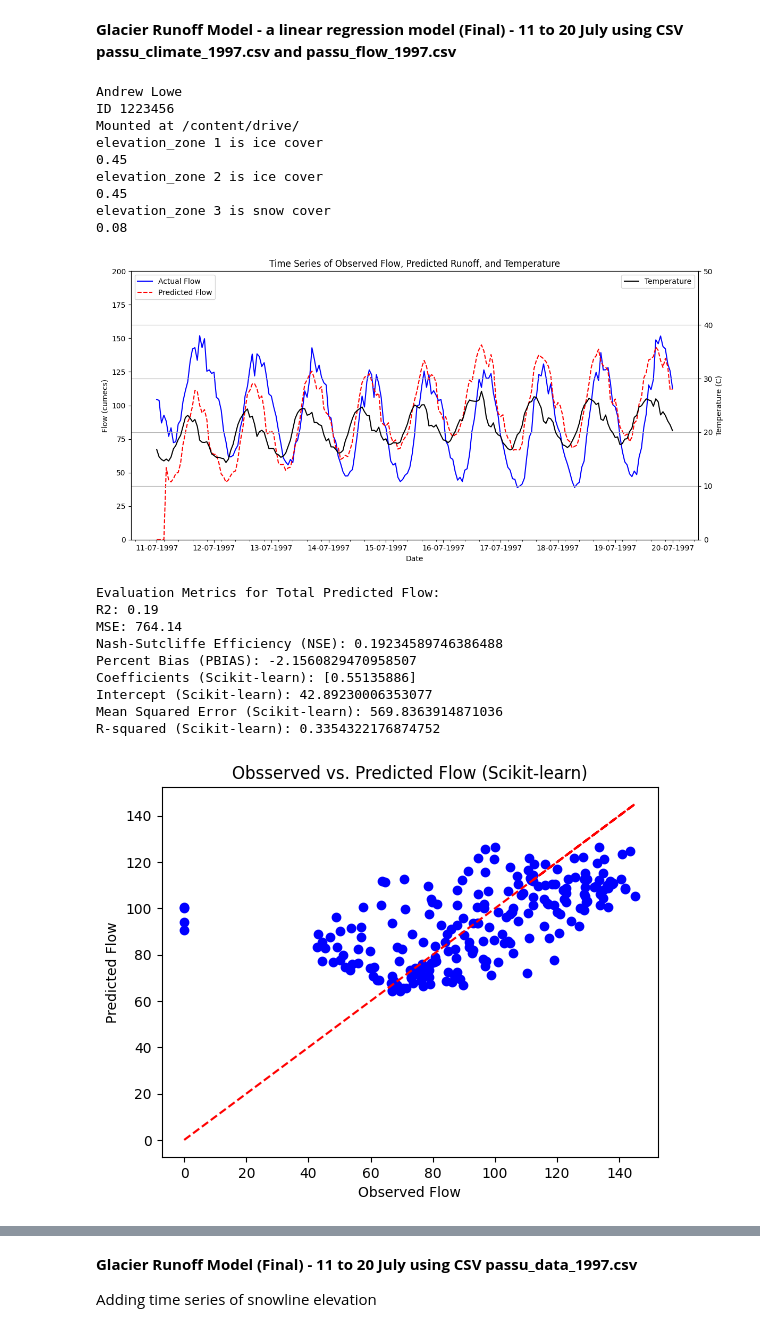
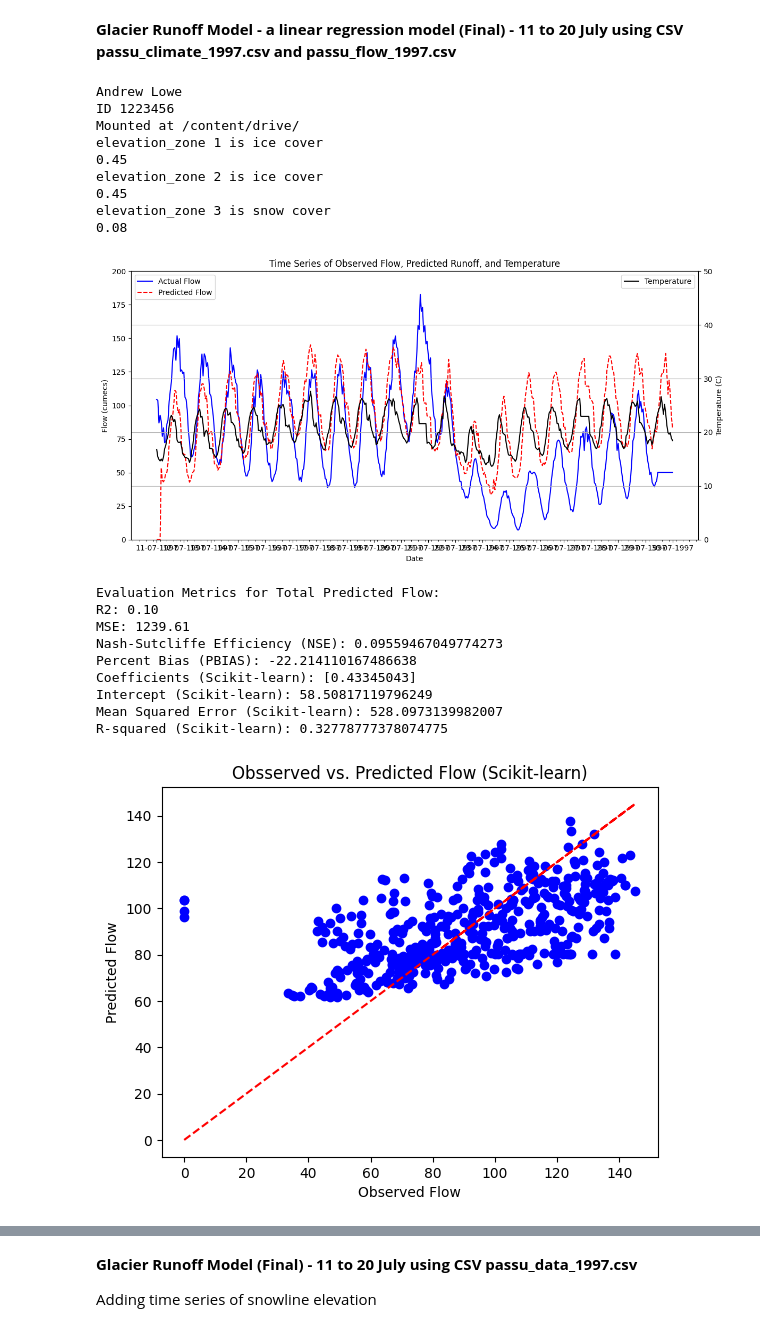
Before and after one commit to AndrewLoweUoM/lake_district, a Jupyter notebook: Glacier_Runoff_model_Final.ipynb, the cells around one changed output, grey strips where cells are left out. Drawn from its saved outputs; the diff is of its cells as text; code cells hidden in the pictures.

```diff
--- a/Glacier_Runoff_model_Final.ipynb
+++ b/Glacier_Runoff_model_Final.ipynb
@@ -508,8 +508,10 @@ drive.mount('/content/drive/', force_remount=True)
 
 # Load the climate data CSV file from Google Drive
 #file_path = '/content/drive/MyDrive/dataset/passu_climate_data_1997.csv'
-file_path = '/content/drive/MyDrive/dataset/passu_data_1997.csv'
+#file_path = '/content/drive/MyDrive/dataset/passu_data_1997.csv'
+file_path = '/content/drive/MyDrive/dataset/passu_data_1997_full.csv'
 #file_path = '/content/drive/MyDrive/dataset/passu_data_1997_all.csv'
+#file_path = '/content/drive/MyDrive/dataset/passu_data_1999_full.csv'
 
 # Read climate data from CSV file and create a DataFrame
 climate_df = pd.read_csv(file_path)
@@ -517,10 +519,6 @@ climate_df = pd.read_csv(file_path)
 # Convert 'Date' column to datetime object
 climate_df['Date'] = pd.to_datetime(climate_df['Date'], format='%d/%m/%Y %H:%M')
 
-# Load the flow data CSV file from Google Drive
-#file_path = '/content/drive/MyDrive/dataset/passu_flow_data_1997.csv'
-file_path = '/content/drive/MyDrive/dataset/passu_data_1997.csv'
-#file_path = '/content/drive/MyDrive/dataset/passu_data_1997_all.csv'
 
 # Read observed flow data from CSV file and create a DataFrame
 flow_df = pd.read_csv(file_path)
@@ -834,43 +832,43 @@ plt.show()
 
 # Evaluate runoff model results (3) using sklearn statistical model (sm) model and regression model and create a table of statistics
 
 # Add a constant term to the predictor variable matrix. common to include a constant term (also known as an intercept) in the model. This constant term represents the value of the dependent variable when all independent variables are zero.
 obs_flow_X_pred_flow = sm.add_constant(flow_df['Observed Flow'])
 
 # Create and fit the OLS (Ordinary Least Squares) regression model for observed flow and predicted flow
 model = sm.OLS(total_runoff, obs_flow_X_pred_flow)
 results = model.fit()
 
 # Print the summary of the regression results
 print(results.summary())
 
 # WRITE MODEL RESULTS TO CSV FILE
 
 # Write the predictions to a file on Google Drive and confirm file is saved
 
 results_df = pd.DataFrame({'Date': climate_df['Date'], 'Observed Flow': flow_df['Observed Flow'], 'Predicted Flow': total_runoff})
 results_df.to_csv('/content/drive/MyDrive/dataset/output/passu_predicted_flow.csv', index=False)
 print("File saved successfully!")
 # %% [output]
 Andrew Lowe
 ID 1223456
 Mounted at /content/drive/
 elevation_zone 1 is ice cover
 0.45
 elevation_zone 2 is ice cover
 0.45
 elevation_zone 3 is snow cover
 0.08
-[figure, old version]
+[figure, new version]
 Evaluation Metrics for Total Predicted Flow:
-R2: 0.19
-MSE: 764.14
-Nash-Sutcliffe Efficiency (NSE): 0.19234589746386488
-Percent Bias (PBIAS): -2.1560829470958507
-Coefficients (Scikit-learn): [0.55135886]
-Intercept (Scikit-learn): 42.89230006353077
-Mean Squared Error (Scikit-learn): 569.8363914871036
-R-squared (Scikit-learn): 0.3354322176874752
+R2: 0.10
+MSE: 1239.61
+Nash-Sutcliffe Efficiency (NSE): 0.09559467049774273
+Percent Bias (PBIAS): -22.214110167486638
+Coefficients (Scikit-learn): [0.43345043]
+Intercept (Scikit-learn): 58.50817119796249
+Mean Squared Error (Scikit-learn): 528.0973139982007
+R-squared (Scikit-learn): 0.32778777378074775
-[figure, old version]
+[figure, new version]
                             OLS Regression Results
 ==============================================================================
```
Also changed, not shown: parts of 18 cells of this notebook.
